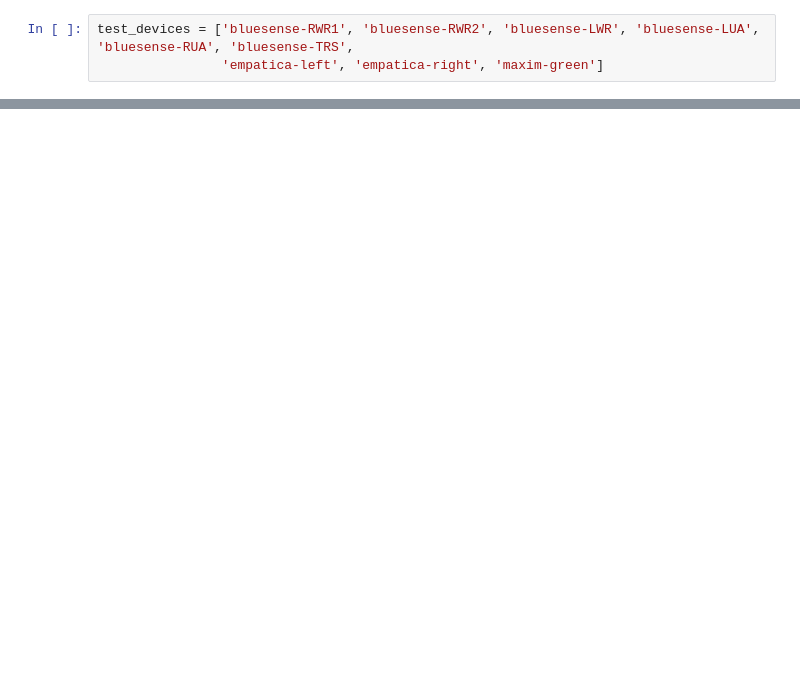
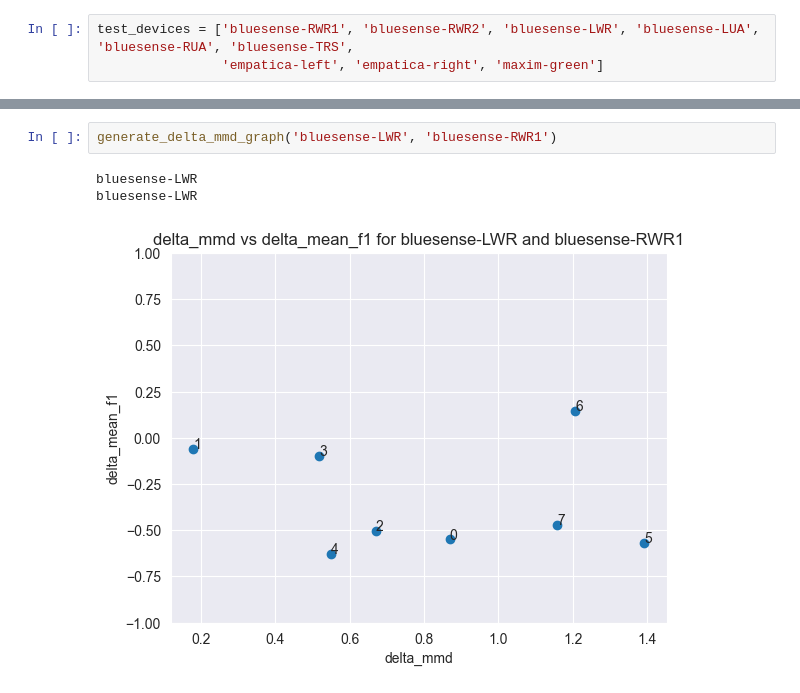
Before and after one commit to Gr33nMayhem/PERCOM_Variability_Research, a Jupyter notebook: notebooks/results_notebook/graph_creation.ipynb, the cells around one changed output, grey strips where cells are left out. Saved outputs shown, nothing was run; the diff lists cells and outputs as text; blank space fills up the shorter version.

```diff
--- a/notebooks/results_notebook/graph_creation.ipynb
+++ b/notebooks/results_notebook/graph_creation.ipynb
@@ -339,0 +260,6 @@ Text(0.5, 1.0, 'delta_mmd vs delta_mean_f1 for bluesense-RWR2 and bluesense-RWR1
+# %%
+generate_delta_mmd_graph('bluesense-LWR', 'bluesense-RWR1')
+# %% [output]
+bluesense-LWR
+bluesense-LWR
+[figure, added]
```
Also changed, not shown: parts of 29 cells of this notebook.
